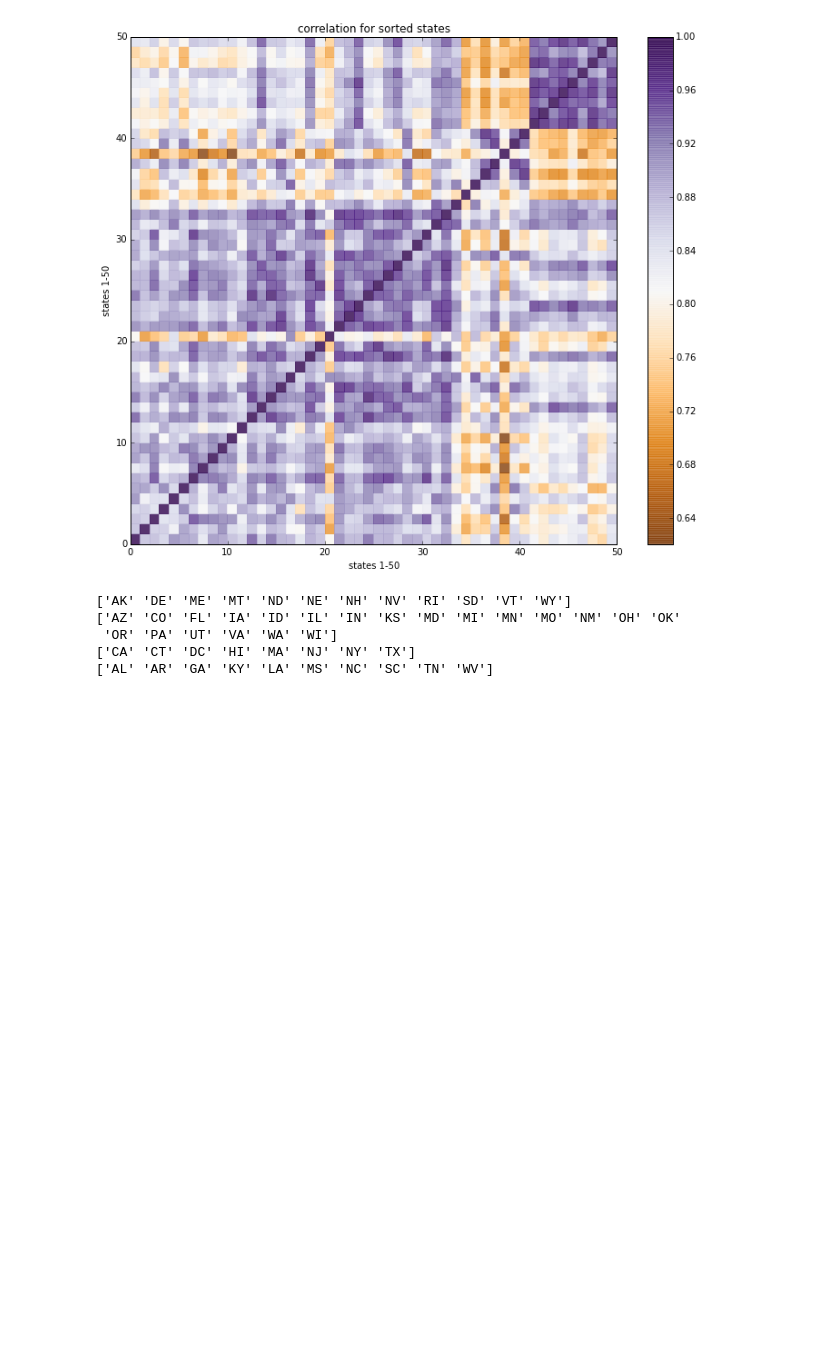
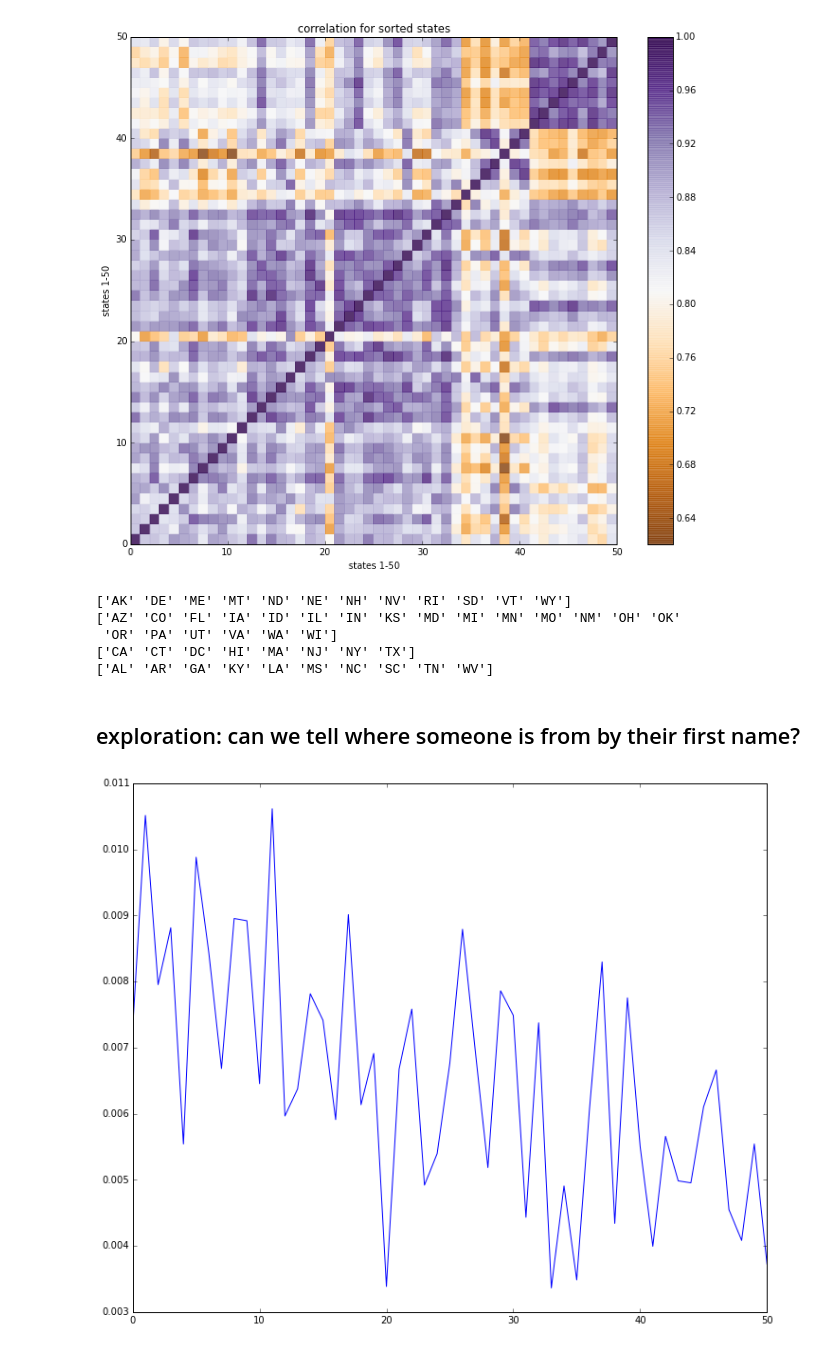
Before and after one commit to sadacca/PYNAMESTATE, a Jupyter notebook: PyNameStateNotebook.ipynb, the cells around one changed output. Drawn from its saved outputs; the diff is of its cells as text; code cells hidden in the pictures; blank space fills up the shorter version.

```diff
--- a/PyNameStateNotebook.ipynb
+++ b/PyNameStateNotebook.ipynb
@@ -319,3 +333,17 @@ print(state_index[model.labels_ == 3])
  'OR' 'PA' 'UT' 'VA' 'WA' 'WI']
 ['CA' 'CT' 'DC' 'HI' 'MA' 'NJ' 'NY' 'TX']
 ['AL' 'AR' 'GA' 'KY' 'LA' 'MS' 'NC' 'SC' 'TN' 'WV']
+# %% [markdown]
+## exploration: can we tell where someone is from by their first name?
+# %%
+# so - what about for indivdual names?  can we guess where someone's from by their name?
+plt.plot(df_matrix[cluster_order,name_index=="Lindsay"])
+plt.show()
+
+# looks like it's deleware!
+
+
+# seems like an intersting basis for a model: guess where and when you're born
+# simply on the basis of your first name!
+# %% [output]
+[figure, added]
```
Also changed, not shown: parts of 8 cells of this notebook.
